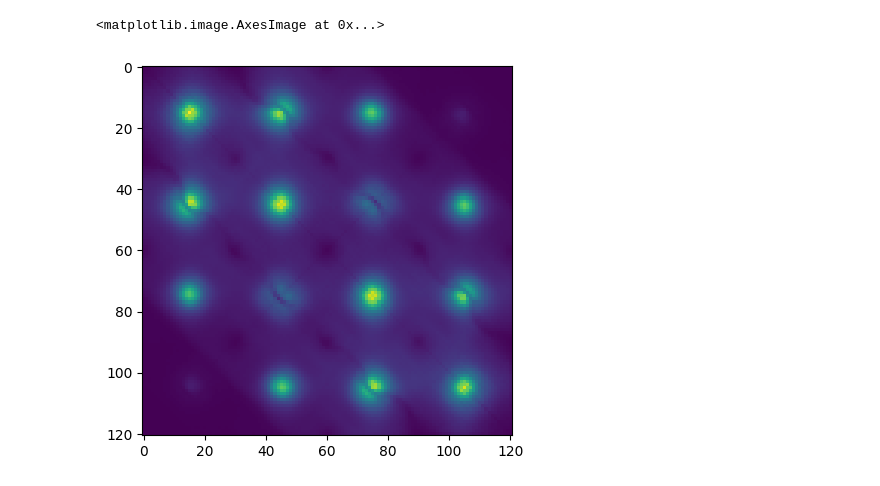
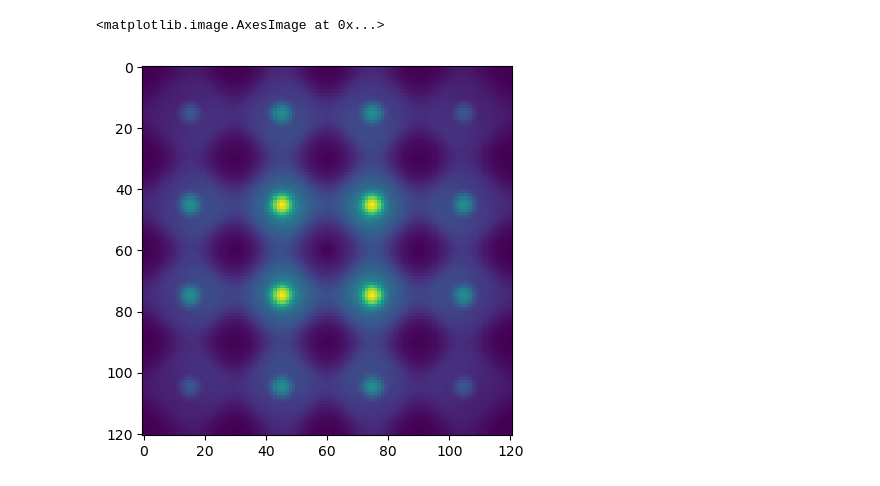
Before and after one commit to zhantaochen/kernel-s2e, a Jupyter notebook: kernel_learning_visualizer.ipynb, the cells around one changed output. Drawn from its saved outputs; the diff is of its cells as text; code cells hidden in the pictures.

Commit message:
Updated training and visualization notebooks

```diff
--- a/kernel_learning_visualizer.ipynb
+++ b/kernel_learning_visualizer.ipynb
@@ -27,3 +71,3 @@ from torch.utils.data import DataLoader
 # %%
-dataset = NeighborDataset(hklw_grid, data_dict['S'], neighbor_range=4)
+dataset = NeighborDataset(hklw_grid, data_dict['S'], neighbor_range=model_config['neighbor_range'])
 dataloader = DataLoader(dataset, batch_size=10, shuffle=True)
@@ -37,4 +73,0 @@ model_config = torch.load(ckpt_path)['hyper_parameters']['model_config']
-# %%
-model_sqw.params = torch.tensor([29.0, 1.68])
-L_model = L_Kernel(forward_model=model_sqw, model_config=model_config).to(device)
-L_model.load_state_dict(torch.load(ckpt_path)['state_dict'])
@@ -164,11 +232,20 @@ for i, batch_idx in tqdm(enumerate(batches), total=len(batches)):
     _center_pts = center_pts_full_grid[batch_idx]
     _mask = experiment.get_mask_on_coords(_center_pts.cpu().numpy())
 
-    sample_pts, _ = get_neighbors(_center_pts, dim=4, neighbor_range=3, exclude_corner=True, deltas=dataset.deltas)
-    s_sample = model_sqw.forward_qw(sample_pts)
+    sample_pts, _ = get_neighbors(_center_pts, dim=model_config['dim'], neighbor_range=model_config['neighbor_range'], exclude_corner=model_config['exclude_corner'], deltas=dataset.deltas)
+    #s_sample = model_sqw.forward_qw(sample_pts)
+    s_sample_list = []
+    #s_sample = model_sqw.forward_qw(sample_pts)
+    for i in range(0, len(sample_pts), 2**10):
+        batch = sample_pts[i : i + 2**10]  # Send batch to CUDA
+        with torch.no_grad():  # Disable gradient computation if not training
+            batch_output = model_sqw.forward_qw(batch)
+        s_sample_list.append(batch_output)  # Move result to CPU to free CUDA memory
+    s_sample = torch.cat(s_sample_list, dim=0)  # Concatenate all batch results
+
     with torch.no_grad():
-        kappa = L_model.kernel_net(_center_pts.to(L_model.dtype).to(L_model.device))
-        _s_bkg = L_model.bkgd_net(_center_pts.to(L_model.dtype).to(L_model.device)).cpu()
-    _s_sig = torch.einsum('ij, ij -> i', kappa, s_sample[:,L_model.kernel_net.kernel_mask_flat]).unsqueeze(-1)
+        kappa = model.kernel_net(_center_pts.to(model.dtype).to(model.device))
+        _s_bkg = model.bkgd_net(_center_pts.to(model.dtype).to(model.device)).cpu()
+    _s_sig = torch.einsum('ij, ij -> i', kappa, s_sample[:,model.kernel_net.kernel_mask_flat]).unsqueeze(-1)
     s_sig_full_grid[batch_idx] = _s_sig.cpu() * torch.from_numpy(_mask).unsqueeze(-1)
     s_bkg_full_grid[batch_idx] = _s_bkg * torch.from_numpy(_mask).unsqueeze(-1)
@@ -174,0 +254,17 @@ for i, batch_idx in tqdm(enumerate(batches), total=len(batches)):
+# %%
+# Assumed shape: (N, D) where N is total points, D is dimension (e.g., 5 for hklwq)
+batch_size = 1024  # adjust based on GPU memory
+num_points = center_pts_full_grid.shape[0]
+
+device = model_sqw.device
+outputs = []
+
+# Run inference in batches
+for i in tqdm(range(0, num_points, batch_size)):
+    batch = center_pts_full_grid[i:i+batch_size].to(device)
+    with torch.no_grad():
+        out = model_sqw.forward_qw(batch).cpu()
+    outputs.append(out)
+
+# Concatenate and reshape if needed
+outputs_full = torch.cat(outputs, dim=0)  # shape: (N, ...)
@@ -175,5 +652,6 @@ for i, batch_idx in tqdm(enumerate(batches), total=len(batches)):
 # %%
-plt.imshow(s_sig_full_grid.reshape(hklw_grid.shape[:-1]).sum(-1).sum(-1))
+S_sim = (outputs_full.reshape(hklw_grid.shape[:-1]).sum(-1).sum(-1))
+plt.imshow(S_sim)
 # %% [output]
 <matplotlib.image.AxesImage at 0x...>
-[figure, old version]
+[figure, new version]
```
Also changed, not shown: parts of 54 cells of this notebook, 3 other files.
